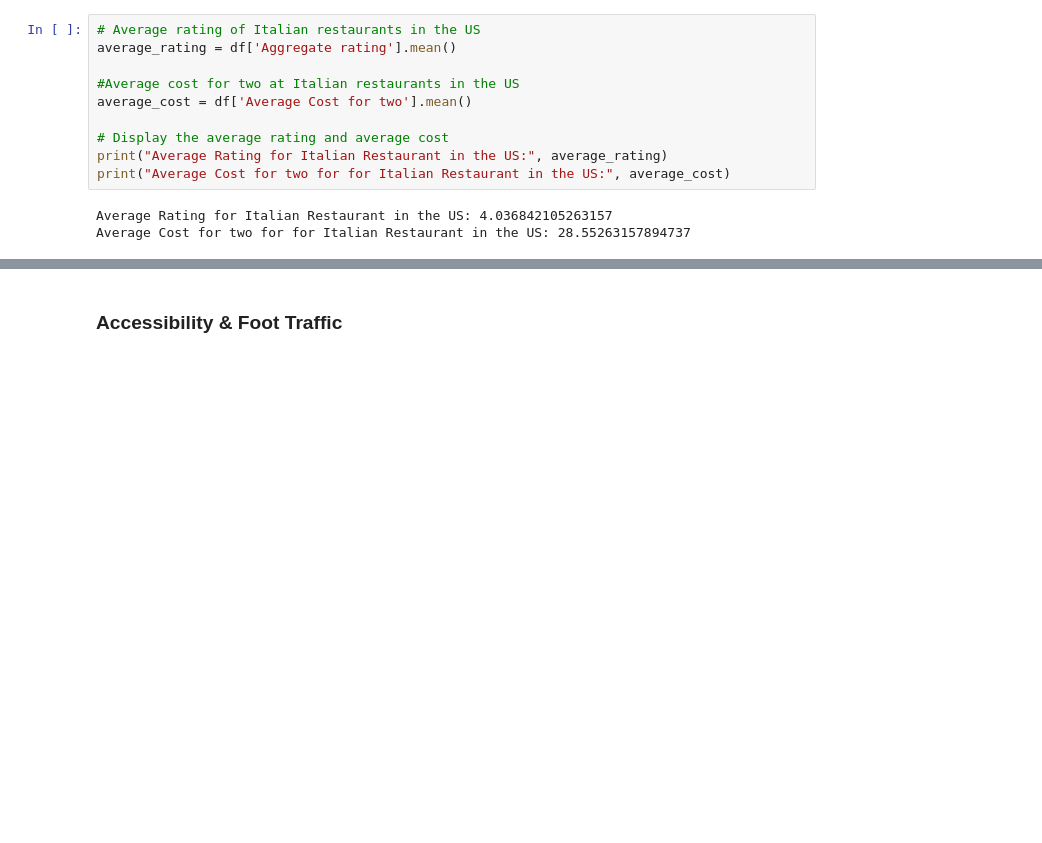
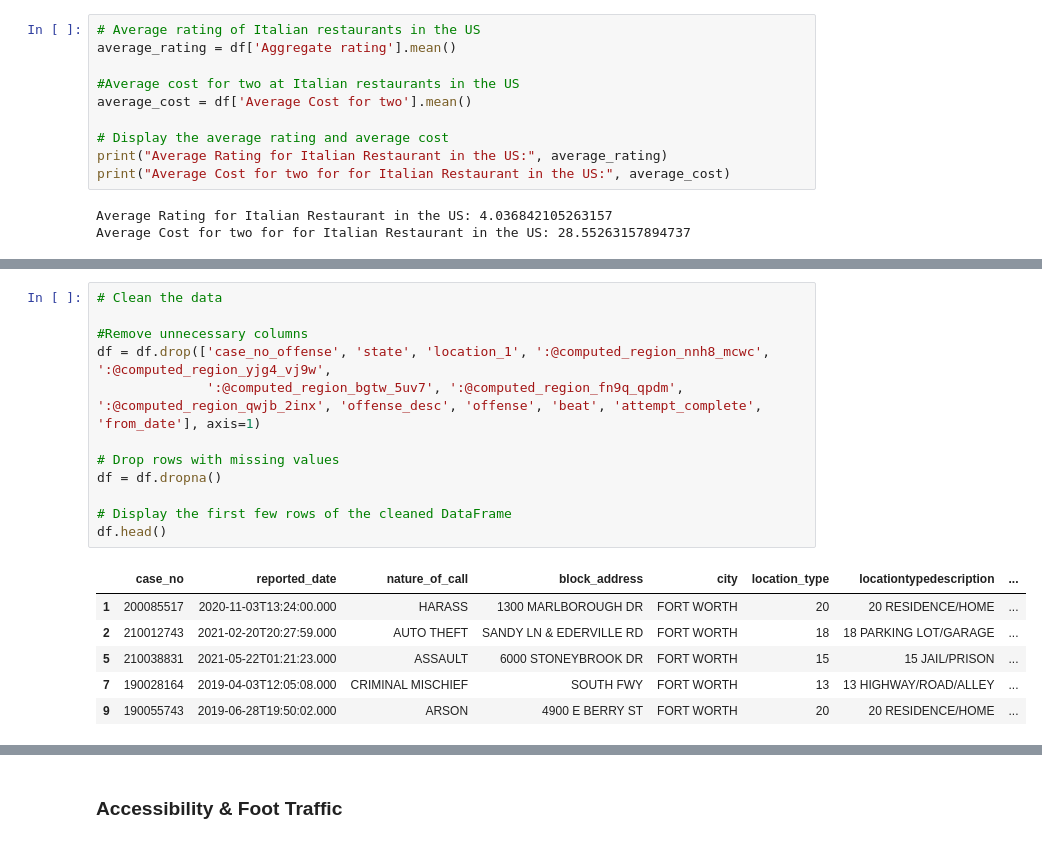
Before and after one commit to alex-a11ahar/italian_resturant_analysis, a Jupyter notebook: Assignment1.ipynb, the cells around one changed output, grey strips where cells are left out. Drawn from its saved outputs; the diff is of its cells as text; blank space fills up the shorter version.

```diff
--- a/Assignment1.ipynb
+++ b/Assignment1.ipynb
@@ -169,0 +215,19 @@ Average Cost for two for for Italian Restaurant in the US: 28.55263157894737
+# %%
+# Clean the data
+
+#Remove unnecessary columns
+df = df.drop(['case_no_offense', 'state', 'location_1', ':@computed_region_nnh8_mcwc', ':@computed_region_yjg4_vj9w',
+              ':@computed_region_bgtw_5uv7', ':@computed_region_fn9q_qpdm', ':@computed_region_qwjb_2inx', 'offense_desc', 'offense', 'beat', 'attempt_complete', 'from_date'], axis=1)
+
+# Drop rows with missing values
+df = df.dropna()
+
+# Display the first few rows of the cleaned DataFrame
+df.head()
+# %% [output]
+|  | case_no | reported_date | nature_of_call | block_address | city | location_type | locationtypedescription | ... |
+| 1 | 200085517 | 2020-11-03T13:24:00.000 | HARASS | 1300 MARLBOROUGH DR | FORT WORTH | 20 | 20 RESIDENCE/HOME | ... |
+| 2 | 210012743 | 2021-02-20T20:27:59.000 | AUTO THEFT | SANDY LN & EDERVILLE RD | FORT WORTH | 18 | 18 PARKING LOT/GARAGE | ... |
+| 5 | 210038831 | 2021-05-22T01:21:23.000 | ASSAULT | 6000 STONEYBROOK DR | FORT WORTH | 15 | 15 JAIL/PRISON | ... |
+| 7 | 190028164 | 2019-04-03T12:05:08.000 | CRIMINAL MISCHIEF | SOUTH FWY | FORT WORTH | 13 | 13 HIGHWAY/ROAD/ALLEY | ... |
+| 9 | 190055743 | 2019-06-28T19:50:02.000 | ARSON | 4900 E BERRY ST | FORT WORTH | 20 | 20 RESIDENCE/HOME | ... |
```
Also changed, not shown: parts of 8 cells of this notebook.
